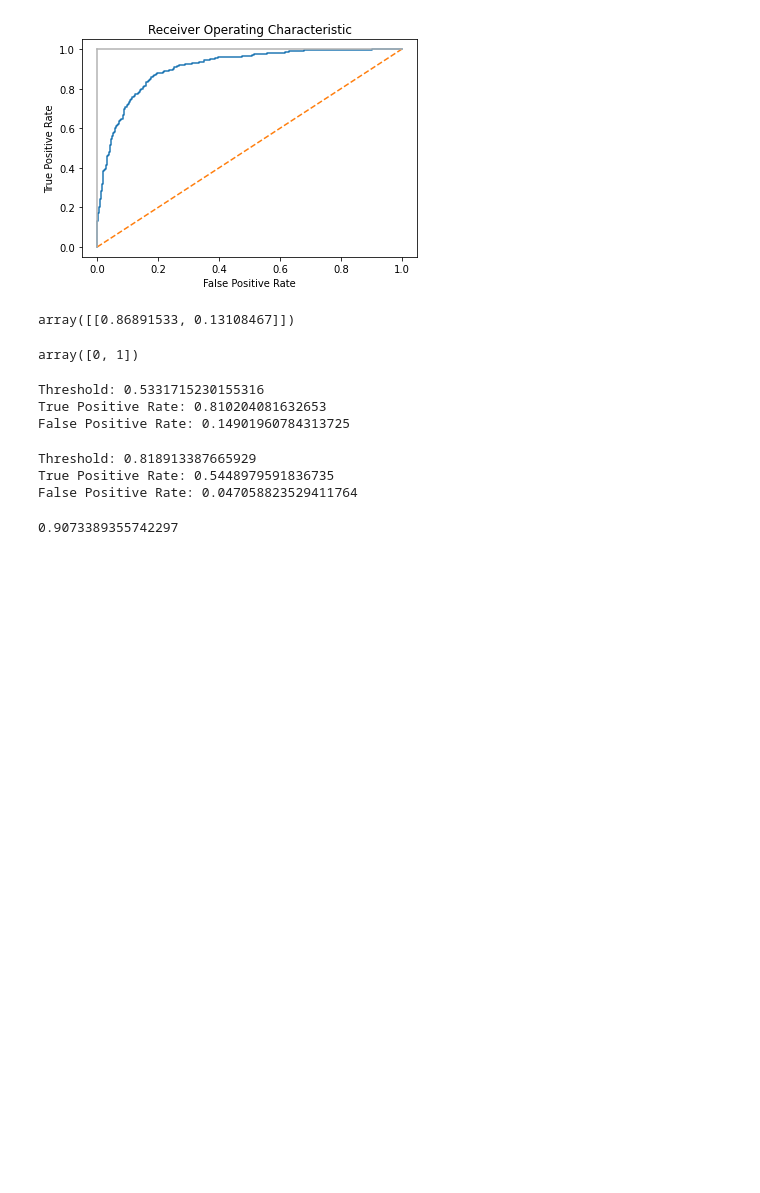
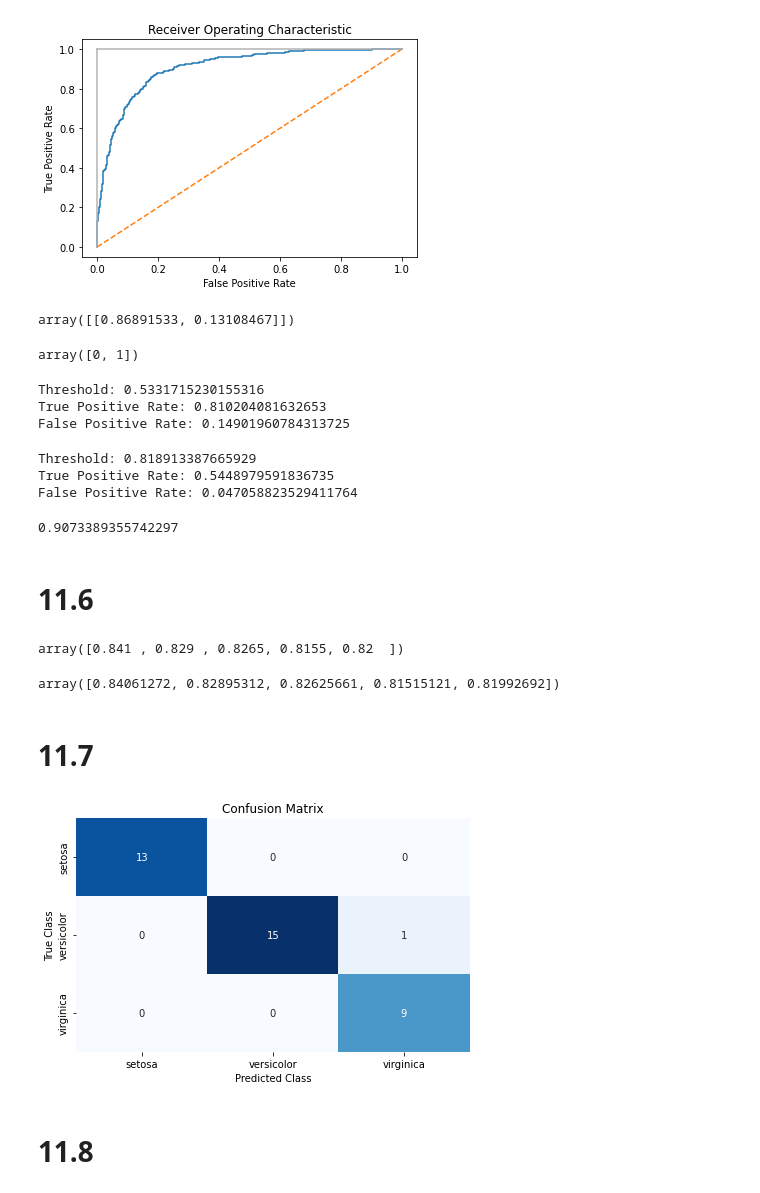
Before and after one commit to rafamarquesi/machine-learning-with-python-cookbook, a Jupyter notebook: cap11/cap11.ipynb, the cells around one changed output. Drawn from its saved outputs; the diff is of its cells as text; code cells hidden in the pictures; blank space fills up the shorter version.

```diff
--- a/cap11/cap11.ipynb
+++ b/cap11/cap11.ipynb
@@ -284,3 +284,76 @@ False Positive Rate: 0.047058823529411764
 roc_auc_score(target_test, target_probabilities)
 # %% [output]
 0.9073389355742297
+# %% [markdown]
+# 11.6
+# %%
+# Load libraries
+from sklearn.model_selection import cross_val_score
+from sklearn.linear_model import LogisticRegression
+from sklearn.datasets import make_classification
+
+# Generate features matrix and target vector
+features, target = make_classification(
+    n_samples=10000, n_features=3, n_informative=3, n_redundant=0, n_classes=3, random_state=1
+)
+
+# Create logistic regression
+logit = LogisticRegression()
+
+# Cross-validate model using accuracy
+cross_val_score(logit, features, target, scoring='accuracy')
+# %% [output]
+array([0.841 , 0.829 , 0.8265, 0.8155, 0.82  ])
+# %%
+# Cross-validate model using macro averaged F1 score
+cross_val_score(logit, features, target, scoring='f1_macro')
+# %% [output]
+array([0.84061272, 0.82895312, 0.82625661, 0.81515121, 0.81992692])
+# %% [markdown]
+# 11.7
+# %%
+# Load libraries
+import matplotlib.pyplot as plt
+import seaborn as sns
+from sklearn import datasets
+from sklearn.linear_model import LogisticRegression
+from sklearn.model_selection import train_test_split
+from sklearn.metrics import confusion_matrix
+import pandas as pd
+
+# Load data
+iris = datasets.load_iris()
+
+# Create feature matrix
+features = iris.data
+
+# Create target vector
+target = iris.target
+
+# Create list of target class names
+class_names = iris.target_names
+
+# Create training and test set
+features_train, features_test, target_train, target_test = train_test_split(features, target, random_state=1)
+
+# Create logistic regression
+classifier = LogisticRegression()
+
+# Train model and make predictions
+target_predicted = classifier.fit(features_train, target_train).predict(features_test)
+
+# Create confusion matrix
+matrix = confusion_matrix(target_test, target_predicted)
+
+# Create pandas dataframe
+dataframe = pd.DataFrame(matrix, index=class_names, columns=class_names)
+
+# Create heatmap
+sns.heatmap(dataframe, annot=True, cbar=None, cmap='Blues')
+plt.title('Confusion Matrix'), plt.tight_layout()
+plt.ylabel('True Class'), plt.xlabel('Predicted Class')
+plt.show()
+# %% [output]
+[figure, added]
+# %% [markdown]
+# 11.8
```
Also changed, not shown: parts of 7 cells of this notebook, 1 other file.
